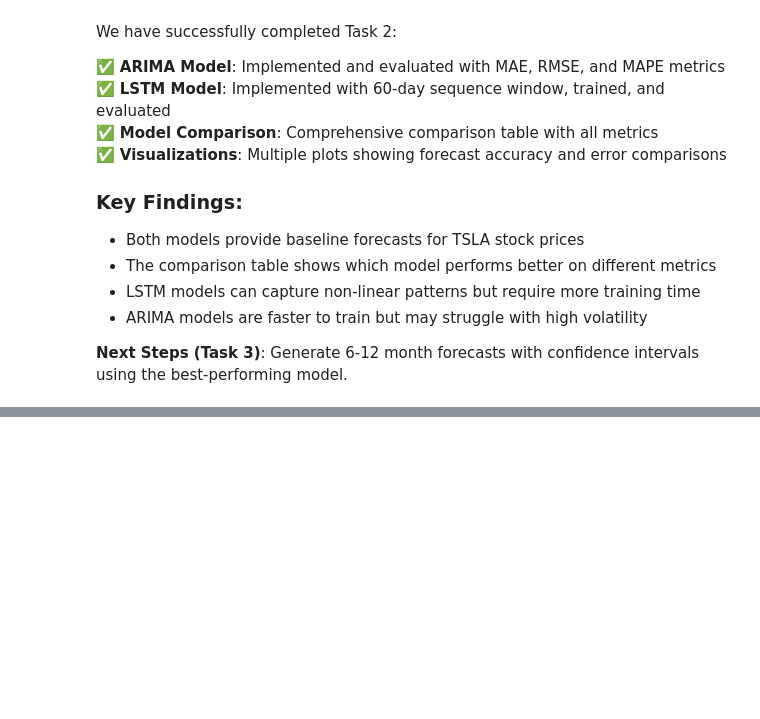
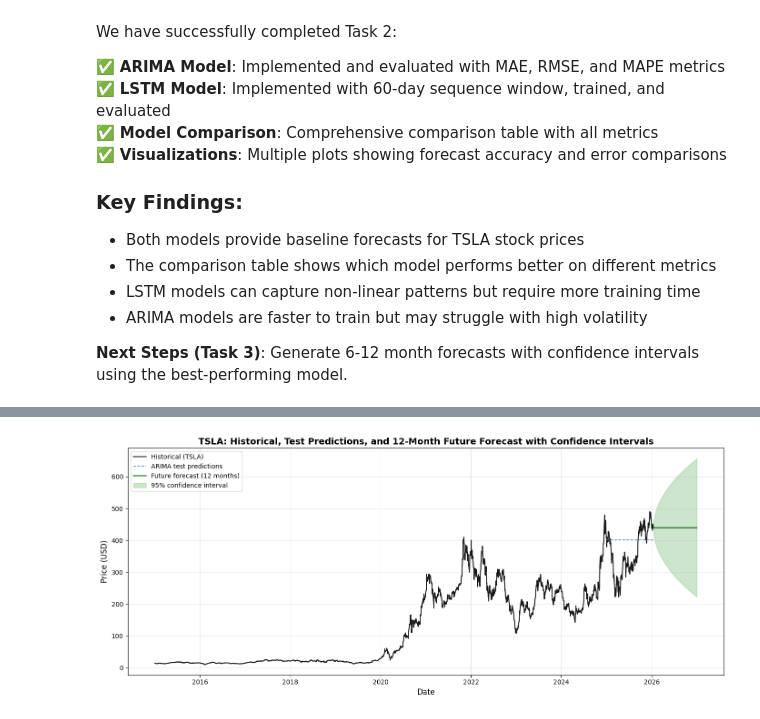
Before and after one commit to linat117/Time-Series-Forecasting-for-Portfolio-Management-Optimization, a Jupyter notebook: notebooks/02_arima_model_tsla.ipynb, the cells around one changed output, grey strips where cells are left out. Drawn from its saved outputs; the diff is of its cells as text; code cells hidden in the pictures; blank space fills up the shorter version.

```diff
--- a/notebooks/02_arima_model_tsla.ipynb
+++ b/notebooks/02_arima_model_tsla.ipynb
@@ -413,0 +483,23 @@ We have successfully completed Task 2:
+# %%
+# Visualize: historical data, test predictions, and future forecast with confidence intervals
+fig, ax = plt.subplots(figsize=(14, 6))
+
+# Historical data (full)
+ax.plot(tsla_prices.index, tsla_prices.values, label="Historical (TSLA)", color="black", linewidth=1.5, alpha=0.9)
+
+# Test-period ARIMA predictions
+ax.plot(forecast_test.index, forecast_test.values, label="ARIMA test predictions", color="steelblue", linestyle="--", linewidth=1.2, alpha=0.9)
+
+# Future forecast and 95% CI
+ax.plot(future_mean.index, future_mean.values, label="Future forecast (12 months)", color="darkgreen", linewidth=1.5)
+ax.fill_between(future_mean.index, future_lower.values, future_upper.values, color="green", alpha=0.2, label="95% confidence interval")
+
+ax.set_xlabel("Date", fontsize=12)
+ax.set_ylabel("Price (USD)", fontsize=12)
+ax.set_title("TSLA: Historical, Test Predictions, and 12-Month Future Forecast with Confidence Intervals", fontsize=14, fontweight="bold")
+ax.legend(loc="upper left", fontsize=10)
+ax.grid(True, alpha=0.3)
+plt.tight_layout()
+plt.show()
+# %% [output]
+[figure, added]
```
Also changed, not shown: parts of 24 cells of this notebook.
